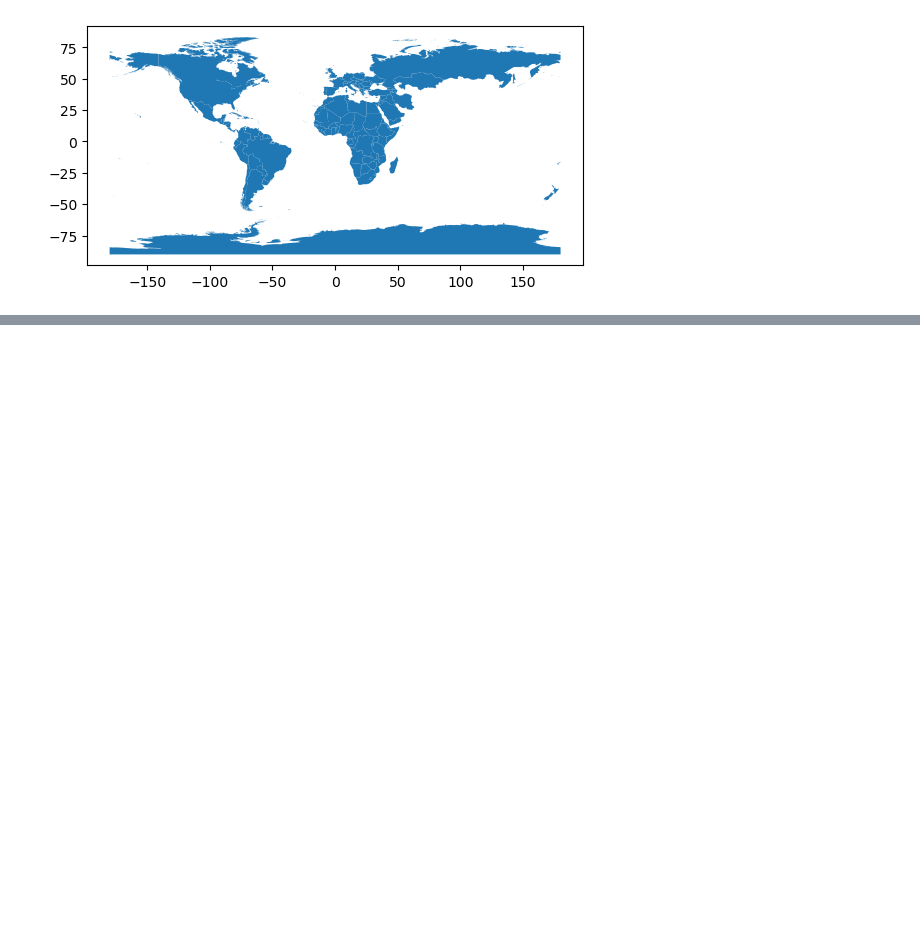
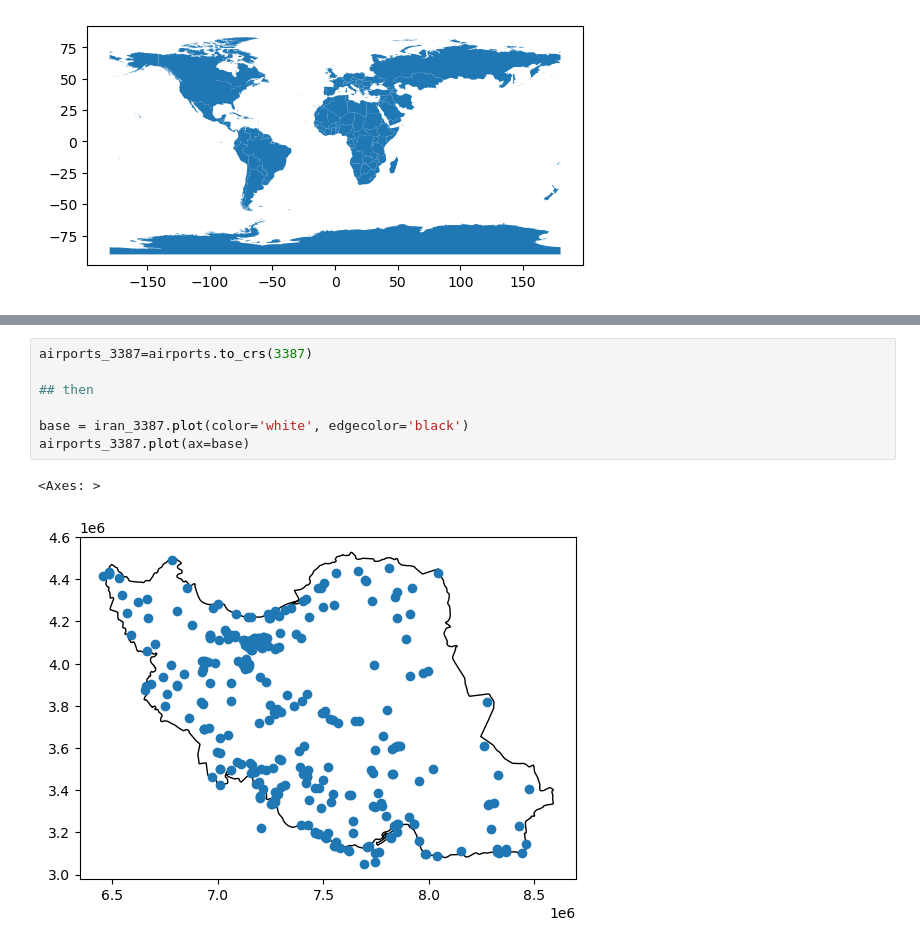
Before and after one commit to SeaWaterProject/Japan, a Jupyter notebook: Final.ipynb, the cells around one changed output, grey strips where cells are left out. Cells and saved outputs as stored; diff of their text form; blank space fills up the shorter version.

```diff
--- a/Final.ipynb
+++ b/Final.ipynb
@@ -62,0 +145,10 @@ japan.to_crs(6684).centroid.plot(color='red',ax=base2056)
+# %%
+airports_3387=airports.to_crs(3387)
+
+## then
+
+base = iran_3387.plot(color='white', edgecolor='black')
+airports_3387.plot(ax=base)
+# %% [output]
+<Axes: >
+[figure, added]
```
Also changed, not shown: parts of 29 cells of this notebook, 2 other files.
